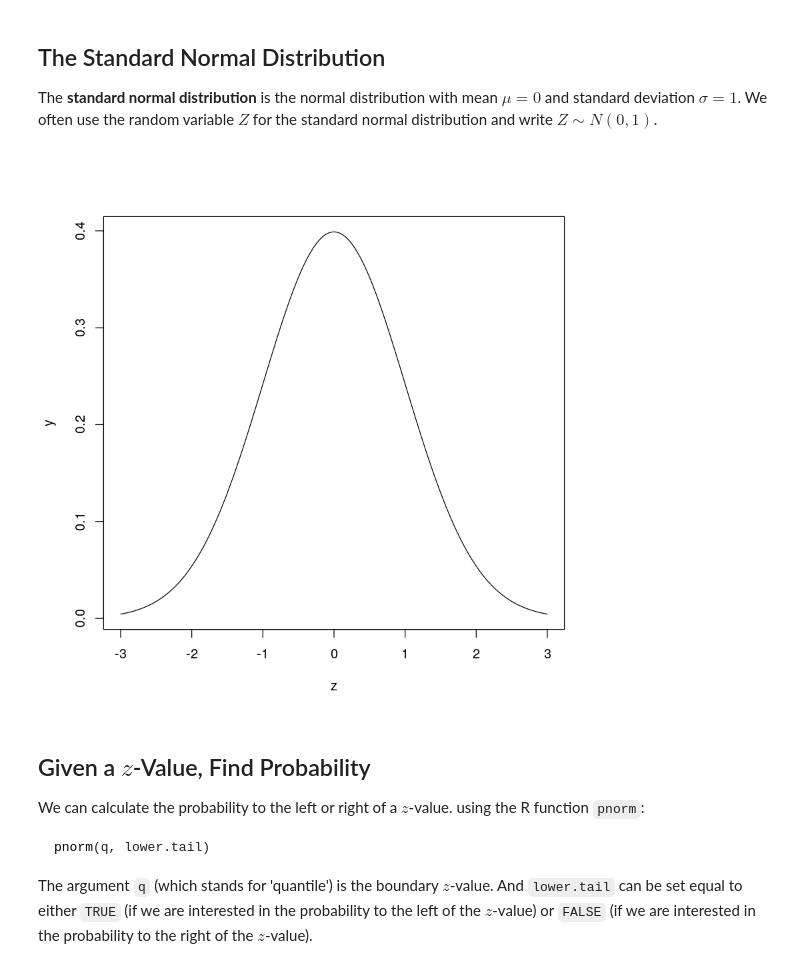
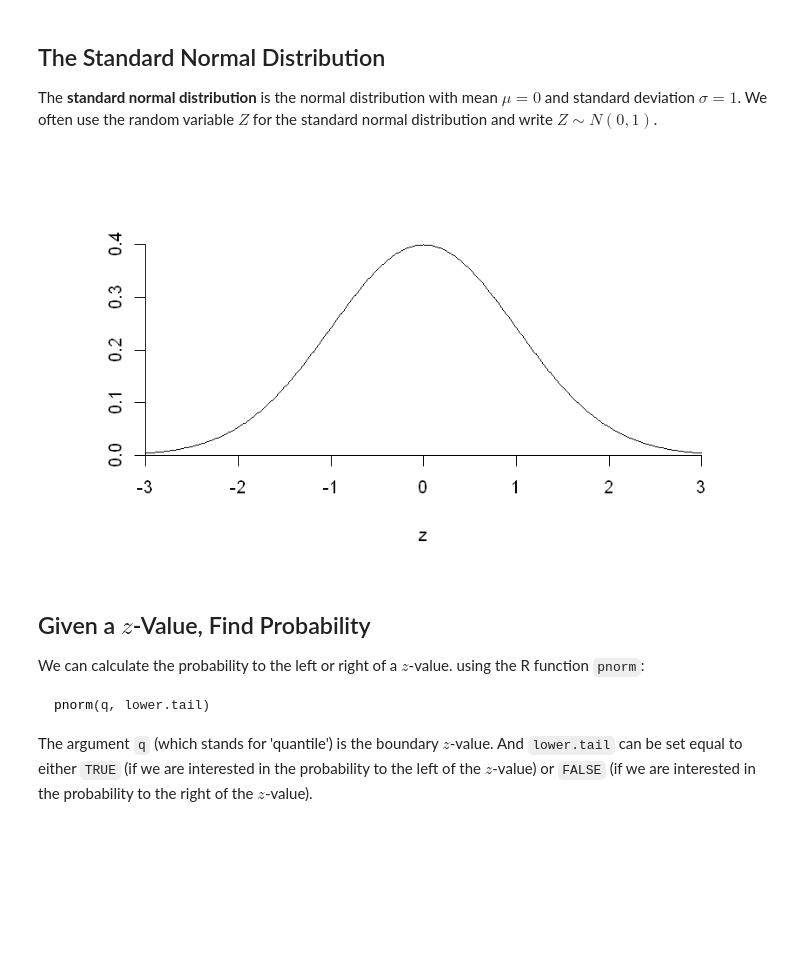
Before and after one commit to ProfBaldwin/IntroductoryStatistics, a Jupyter notebook: Ch4 The Normal Distribution and the Central Limit Theorem/4.1 The Standard Normal Distribution.ipynb, the cells around one changed output. Saved outputs shown, nothing was run; the diff lists cells and outputs as text; code cells hidden in the pictures; blank space fills up the shorter version.

```diff
--- a/Ch4 The Normal Distribution and the Central Limit Theorem/4.1 The Standard Normal Distribution.ipynb
+++ b/Ch4 The Normal Distribution and the Central Limit Theorem/4.1 The Standard Normal Distribution.ipynb
@@ -86,11 +96,16 @@ The **standard normal distribution** is the normal distribution with mean $\mu =
 # %%
 #**ALT=Graph of standard normal density function.**#
 #**HIDE_INPUT**#
-z <- seq(-3, 3, 0.01)
-y <- dnorm(z)
-plot(z, y, type="l")
+library(repr)
+options(repr.plot.width = 7, repr.plot.height=4)
+
+z = seq(-3, 3, 0.01)
+y = dnorm(z)
+plot(z, y, type="l", ylab = "", axes = FALSE)
+axis(1, pos=0)
+axis(2, pos=-3)
 # %% [output]
-[figure, old version]
+[figure, new version]
 # %% [markdown]
 ## Given a $z$-Value, Find Probability
 
```
Also changed, not shown: parts of 15 cells of this notebook, 24 other files.
